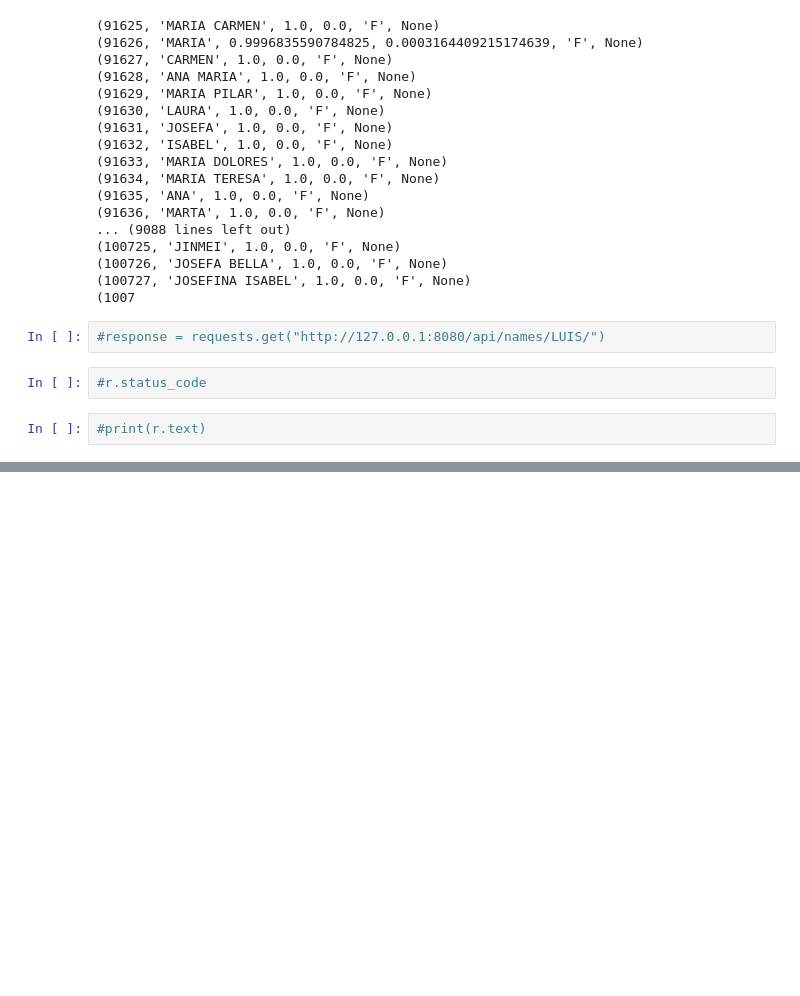
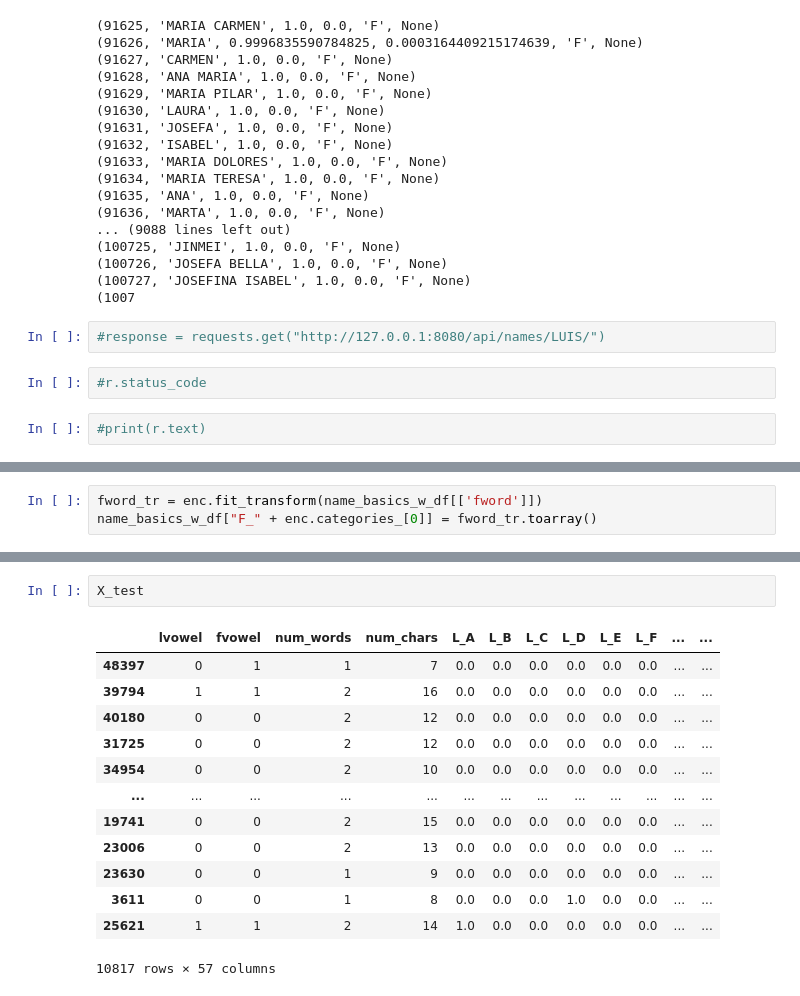
Before and after one commit to sugus-labs/data-science-the-bridge, a Jupyter notebook: 3-machine-learning/sugus/setup.ipynb, the cells around one changed output, grey strips where cells are left out. Saved outputs shown, nothing was run; the diff lists cells and outputs as text; blank space fills up the shorter version.

```diff
--- a/3-machine-learning/sugus/setup.ipynb
+++ b/3-machine-learning/sugus/setup.ipynb
@@ -358,0 +406,3 @@ name_basics_df.head()
+# %%
+fword_tr = enc.fit_transform(name_basics_w_df[['fword']])
+name_basics_w_df["F_" + enc.categories_[0]] = fword_tr.toarray()
@@ -358,0 +445,16 @@ name_basics_df.head()
+# %%
+X_test
+# %% [output]
+|  | lvowel | fvowel | num_words | num_chars | L_A | L_B | L_C | L_D | L_E | L_F | ... | ... |
+| 48397 | 0 | 1 | 1 | 7 | 0.0 | 0.0 | 0.0 | 0.0 | 0.0 | 0.0 | ... | ... |
+| 39794 | 1 | 1 | 2 | 16 | 0.0 | 0.0 | 0.0 | 0.0 | 0.0 | 0.0 | ... | ... |
+| 40180 | 0 | 0 | 2 | 12 | 0.0 | 0.0 | 0.0 | 0.0 | 0.0 | 0.0 | ... | ... |
+| 31725 | 0 | 0 | 2 | 12 | 0.0 | 0.0 | 0.0 | 0.0 | 0.0 | 0.0 | ... | ... |
+| 34954 | 0 | 0 | 2 | 10 | 0.0 | 0.0 | 0.0 | 0.0 | 0.0 | 0.0 | ... | ... |
+| ... | ... | ... | ... | ... | ... | ... | ... | ... | ... | ... | ... | ... |
+| 19741 | 0 | 0 | 2 | 15 | 0.0 | 0.0 | 0.0 | 0.0 | 0.0 | 0.0 | ... | ... |
+| 23006 | 0 | 0 | 2 | 13 | 0.0 | 0.0 | 0.0 | 0.0 | 0.0 | 0.0 | ... | ... |
+| 23630 | 0 | 0 | 1 | 9 | 0.0 | 0.0 | 0.0 | 0.0 | 0.0 | 0.0 | ... | ... |
+| 3611 | 0 | 0 | 1 | 8 | 0.0 | 0.0 | 0.0 | 1.0 | 0.0 | 0.0 | ... | ... |
+| 25621 | 1 | 1 | 2 | 14 | 1.0 | 0.0 | 0.0 | 0.0 | 0.0 | 0.0 | ... | ... |
+10817 rows × 57 columns
```
Also changed, not shown: parts of 34 cells of this notebook.
